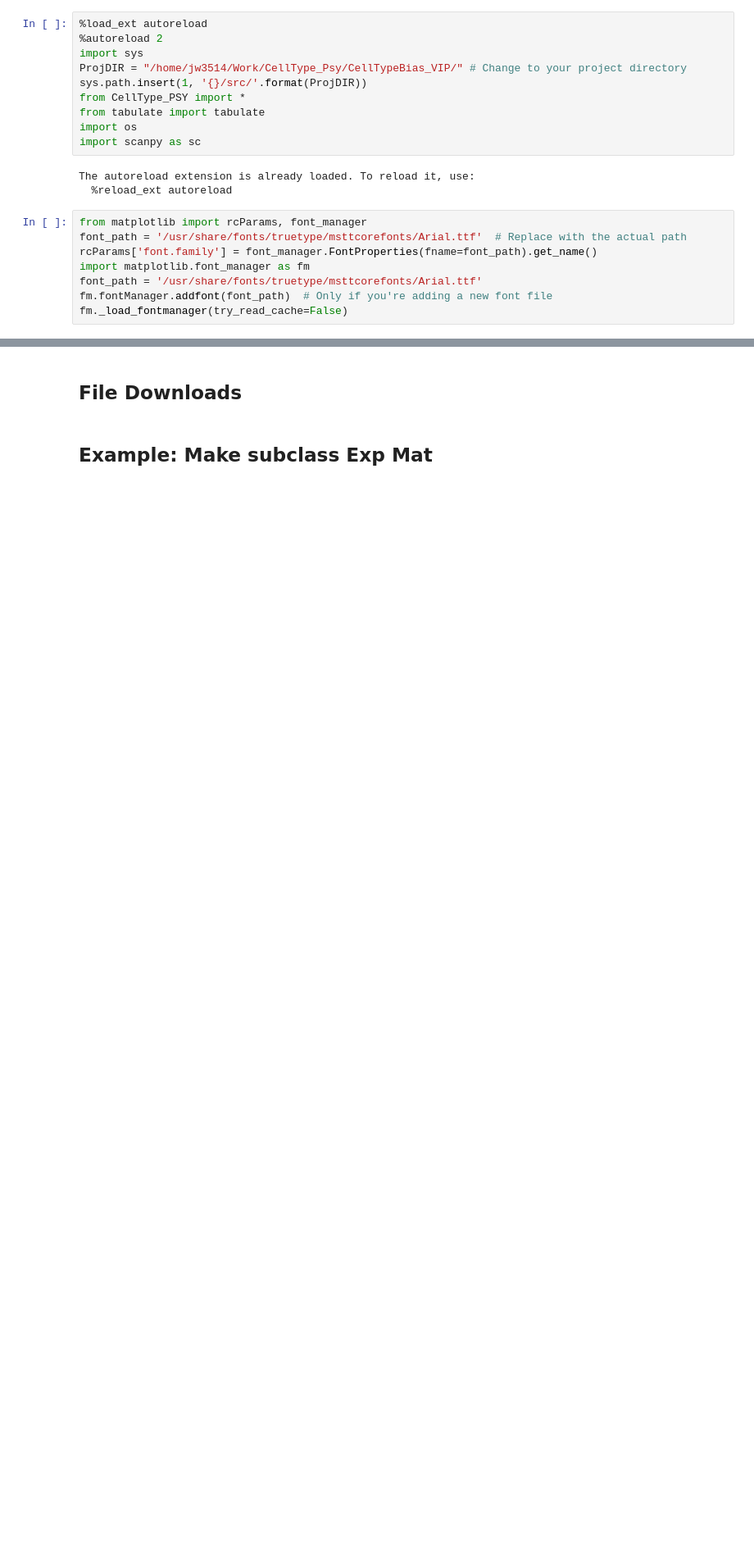
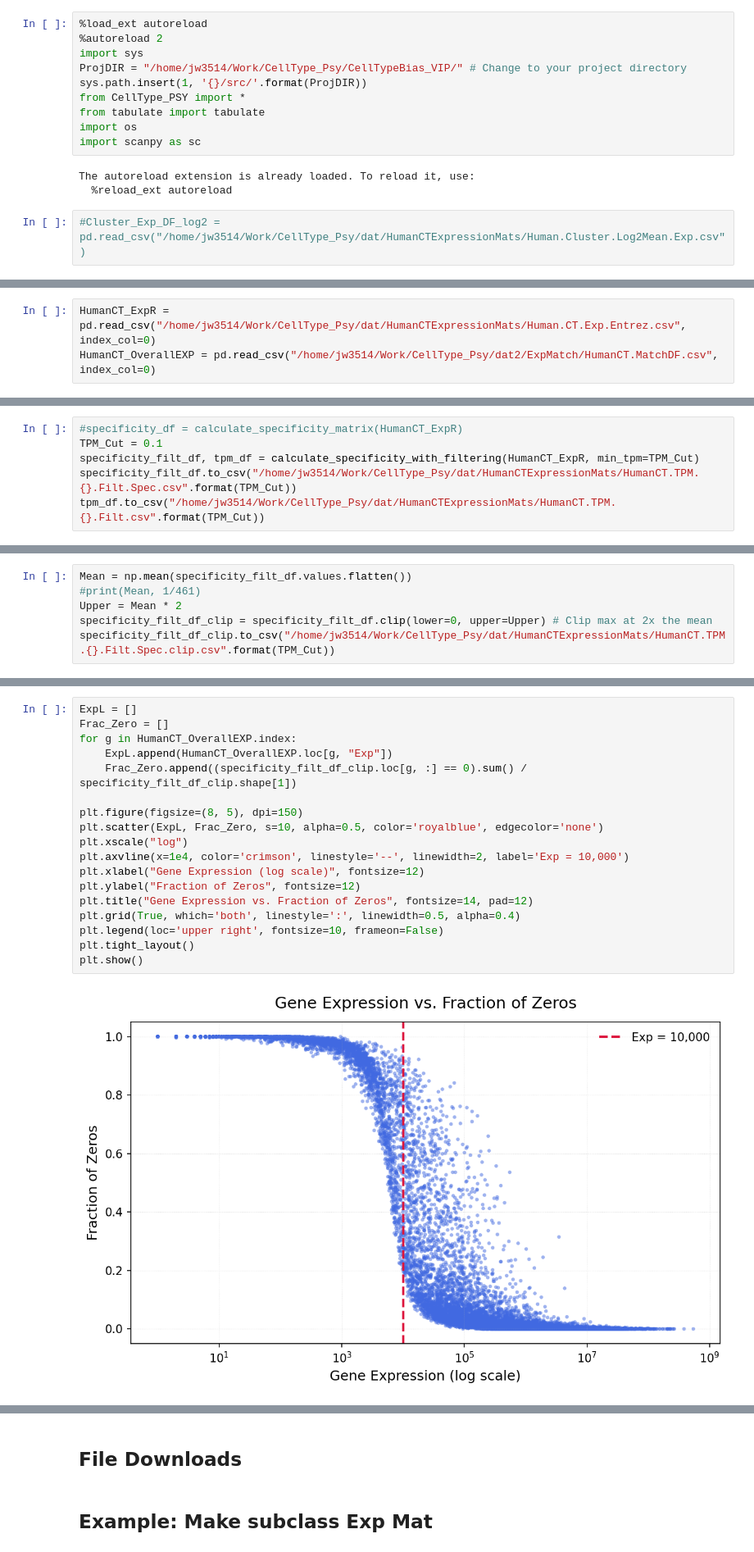
Before and after one commit to explorerwjy/CellTypeBias_VIP, a Jupyter notebook: notebooks/notebook_preprocessing.ipynb, the cells around one changed output, grey strips where cells are left out. Shown at 82% size. Saved outputs shown, nothing was run; the diff lists cells and outputs as text; blank space fills up the shorter version.

```diff
--- a/notebooks/notebook_preprocessing.ipynb
+++ b/notebooks/notebook_preprocessing.ipynb
@@ -12,10 +12,4 @@ import scanpy as sc
 The autoreload extension is already loaded. To reload it, use:
   %reload_ext autoreload
 # %%
-from matplotlib import rcParams, font_manager
-font_path = '/usr/share/fonts/truetype/msttcorefonts/Arial.ttf'  # Replace with the actual path
-rcParams['font.family'] = font_manager.FontProperties(fname=font_path).get_name()
-import matplotlib.font_manager as fm
-font_path = '/usr/share/fonts/truetype/msttcorefonts/Arial.ttf'
-fm.fontManager.addfont(font_path)  # Only if you're adding a new font file
-fm._load_fontmanager(try_read_cache=False)
+#Cluster_Exp_DF_log2 = pd.read_csv("/home/jw3514/Work/CellType_Psy/dat/HumanCTExpressionMats/Human.Cluster.Log2Mean.Exp.csv")
@@ -23,0 +16,3 @@ fm._load_fontmanager(try_read_cache=False)
+# %%
+HumanCT_ExpR = pd.read_csv("/home/jw3514/Work/CellType_Psy/dat/HumanCTExpressionMats/Human.CT.Exp.Entrez.csv", index_col=0)
+HumanCT_OverallEXP = pd.read_csv("/home/jw3514/Work/CellType_Psy/dat2/ExpMatch/HumanCT.MatchDF.csv", index_col=0)
@@ -23,0 +86,6 @@ fm._load_fontmanager(try_read_cache=False)
+# %%
+#specificity_df = calculate_specificity_matrix(HumanCT_ExpR)
+TPM_Cut = 0.1
+specificity_filt_df, tpm_df = calculate_specificity_with_filtering(HumanCT_ExpR, min_tpm=TPM_Cut)
+specificity_filt_df.to_csv("/home/jw3514/Work/CellType_Psy/dat/HumanCTExpressionMats/HumanCT.TPM.{}.Filt.Spec.csv".format(TPM_Cut))
+tpm_df.to_csv("/home/jw3514/Work/CellType_Psy/dat/HumanCTExpressionMats/HumanCT.TPM.{}.Filt.csv".format(TPM_Cut))
@@ -23,0 +108,6 @@ fm._load_fontmanager(try_read_cache=False)
+# %%
+Mean = np.mean(specificity_filt_df.values.flatten())
+#print(Mean, 1/461)
+Upper = Mean * 2
+specificity_filt_df_clip = specificity_filt_df.clip(lower=0, upper=Upper) # Clip max at 2x the mean
+specificity_filt_df_clip.to_csv("/home/jw3514/Work/CellType_Psy/dat/HumanCTExpressionMats/HumanCT.TPM.{}.Filt.Spec.clip.csv".format(TPM_Cut))
@@ -23,0 +148,20 @@ fm._load_fontmanager(try_read_cache=False)
+# %%
+ExpL = []
+Frac_Zero = []
+for g in HumanCT_OverallEXP.index:
+    ExpL.append(HumanCT_OverallEXP.loc[g, "Exp"])
+    Frac_Zero.append((specificity_filt_df_clip.loc[g, :] == 0).sum() / specificity_filt_df_clip.shape[1])
+
+plt.figure(figsize=(8, 5), dpi=150)
+plt.scatter(ExpL, Frac_Zero, s=10, alpha=0.5, color='royalblue', edgecolor='none')
+plt.xscale("log")
+plt.axvline(x=1e4, color='crimson', linestyle='--', linewidth=2, label='Exp = 10,000')
+plt.xlabel("Gene Expression (log scale)", fontsize=12)
+plt.ylabel("Fraction of Zeros", fontsize=12)
+plt.title("Gene Expression vs. Fraction of Zeros", fontsize=14, pad=12)
+plt.grid(True, which='both', linestyle=':', linewidth=0.5, alpha=0.4)
+plt.legend(loc='upper right', fontsize=10, frameon=False)
+plt.tight_layout()
+plt.show()
+# %% [output]
+[figure, added]
```
Also changed, not shown: parts of 47 cells of this notebook, 16 other files.
